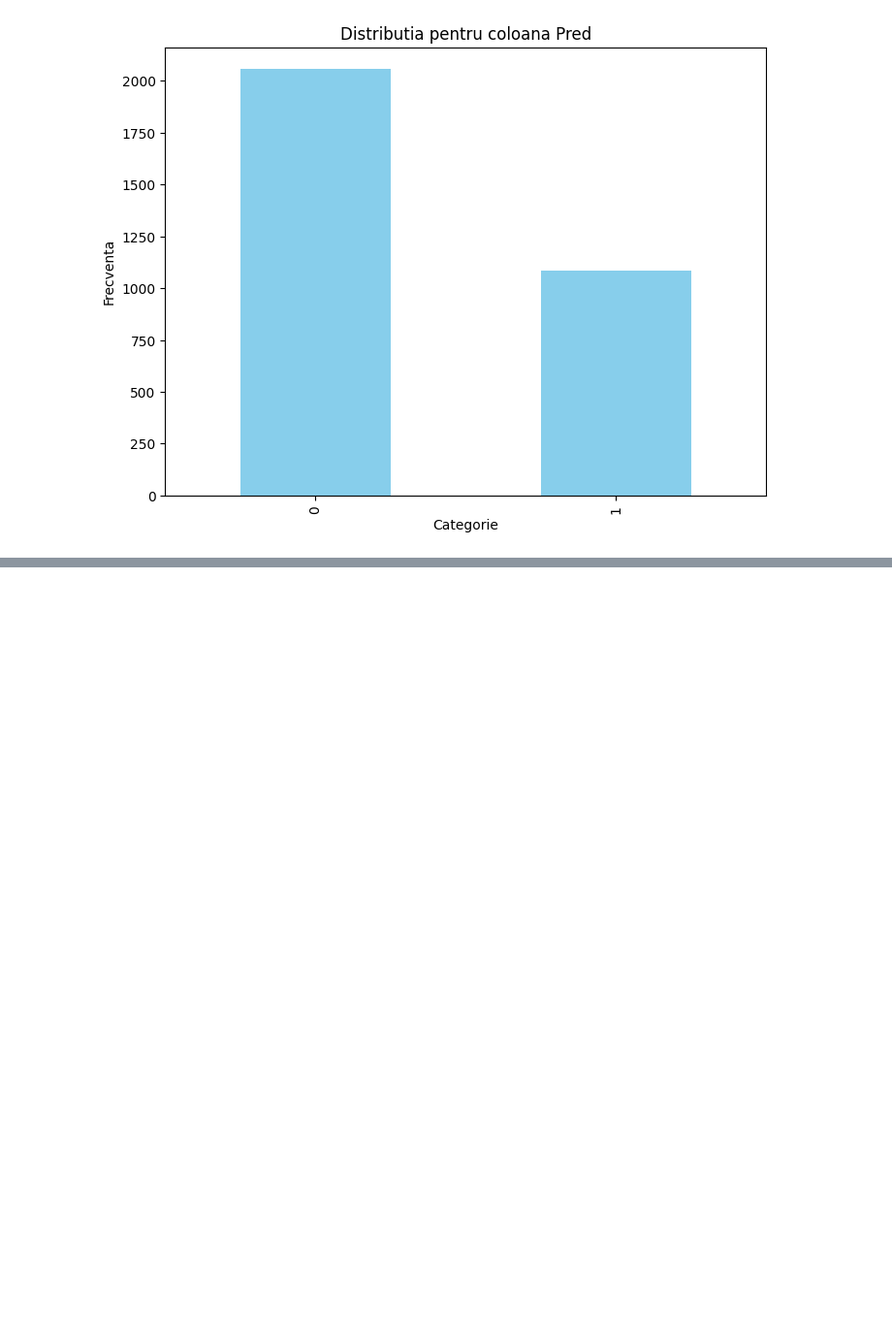
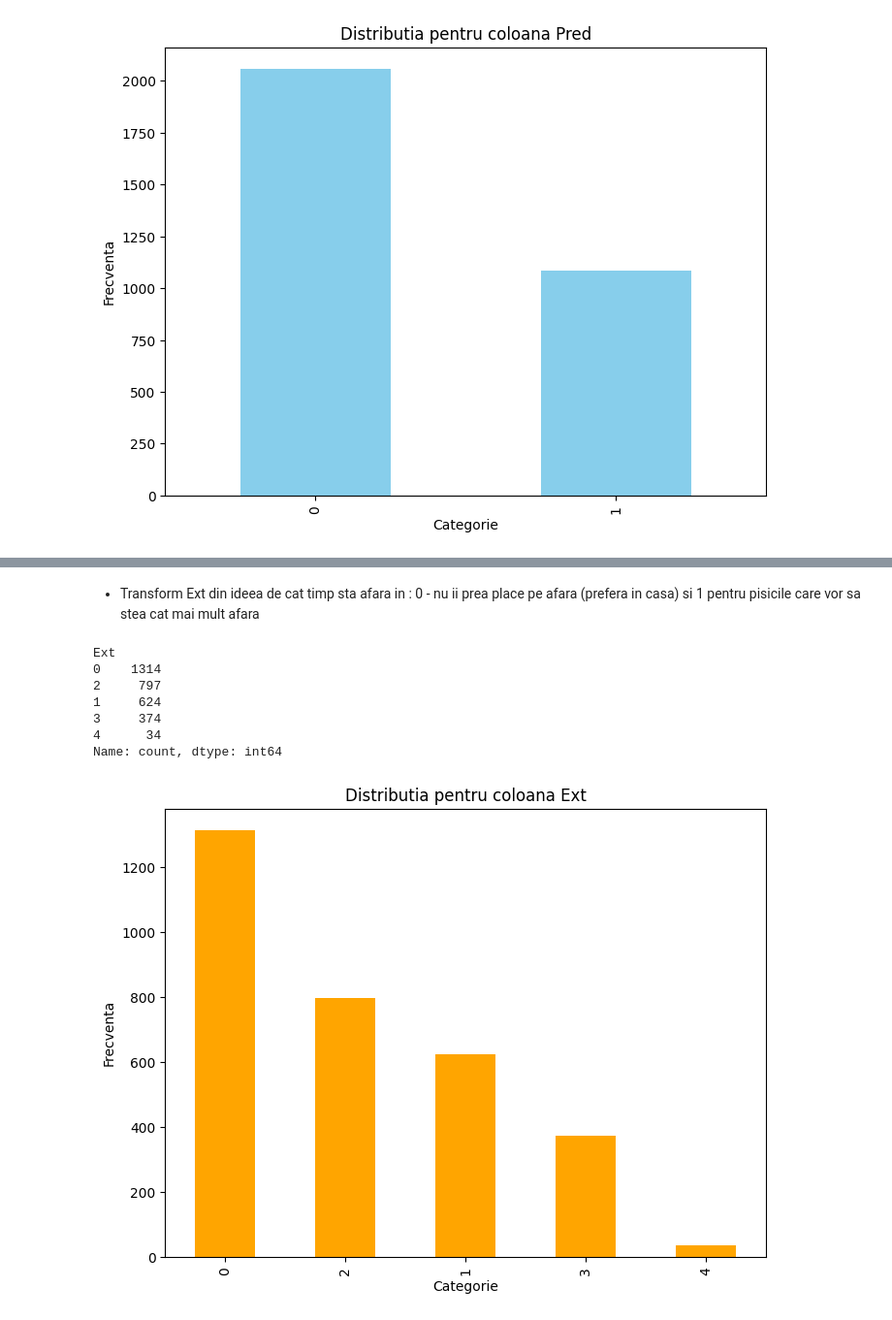
Before and after one commit to BejenaruIoanMatei/FacultateAI, a Jupyter notebook: Dataset/Analysis.ipynb, the cells around one changed output, grey strips where cells are left out. Shown at 97% size. Saved outputs shown, nothing was run; the diff lists cells and outputs as text; code cells hidden in the pictures; blank space fills up the shorter version.

```diff
--- a/Dataset/Analysis.ipynb
+++ b/Dataset/Analysis.ipynb
@@ -547,0 +568,27 @@ Name: count, dtype: int64
+# %% [markdown]
+- Transform Ext din ideea de cat timp sta afara in : 0 - nu ii prea place pe afara (prefera in casa) si 1 pentru pisicile care vor sa stea cat mai mult afara
+# %%
+import pandas as pd
+import matplotlib.pyplot as plt
+
+
+file_path = '/Users/user/Documents/GitHub/FacultateAI/Dataset/dataset_final_v1.xlsx'
+data_final = pd.read_excel(file_path)
+
+distributie = data_final['Ext'].value_counts()
+print(distributie)
+
+distributie.plot(kind='bar', color='orange', figsize=(8, 6))
+plt.title('Distributia pentru coloana Ext')
+plt.xlabel('Categorie')
+plt.ylabel('Frecventa')
+plt.show()
+# %% [output]
+Ext
+0    1314
+2     797
+1     624
+3     374
+4      34
+Name: count, dtype: int64
+[figure, added]
```
Also changed, not shown: parts of 4 cells of this notebook, 1 other file.
